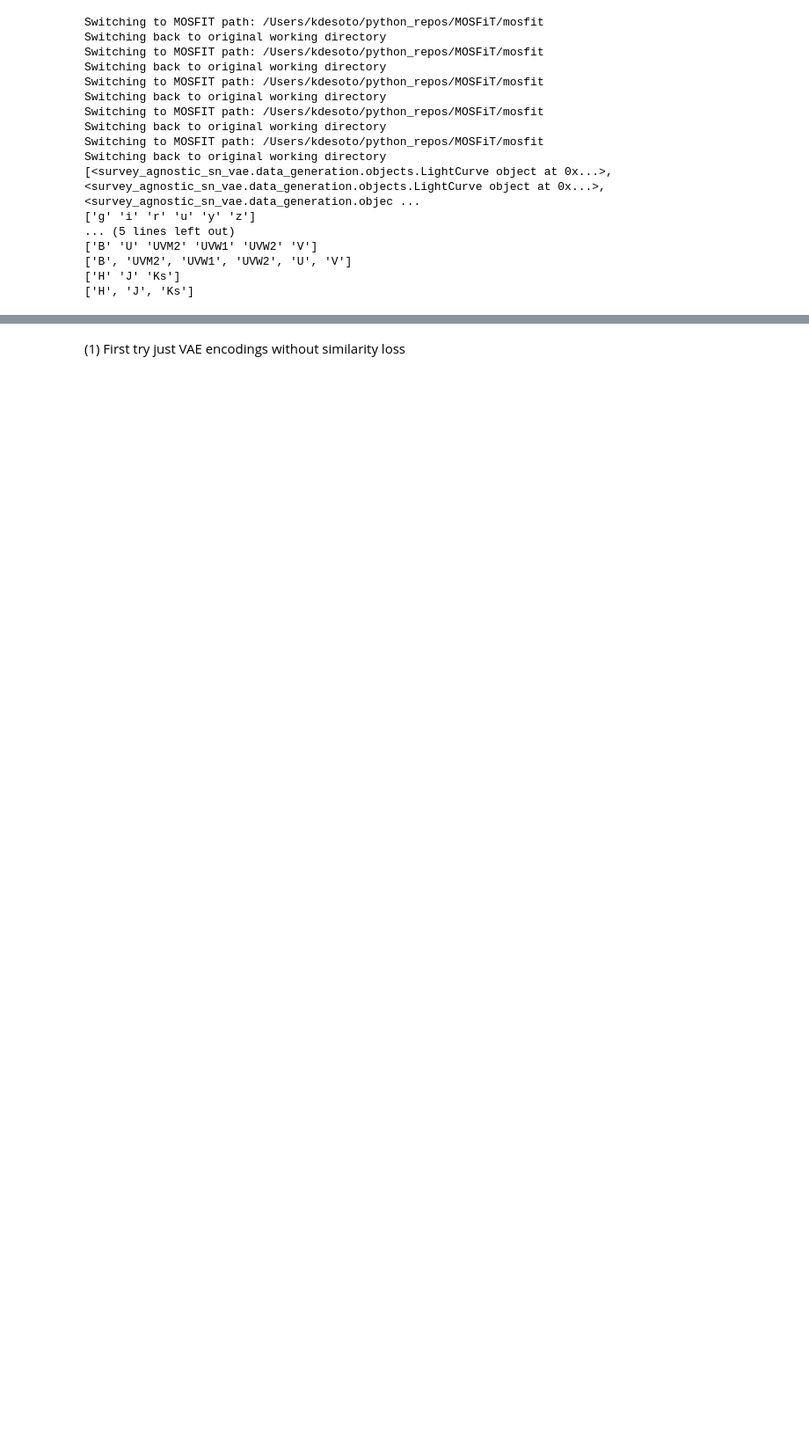
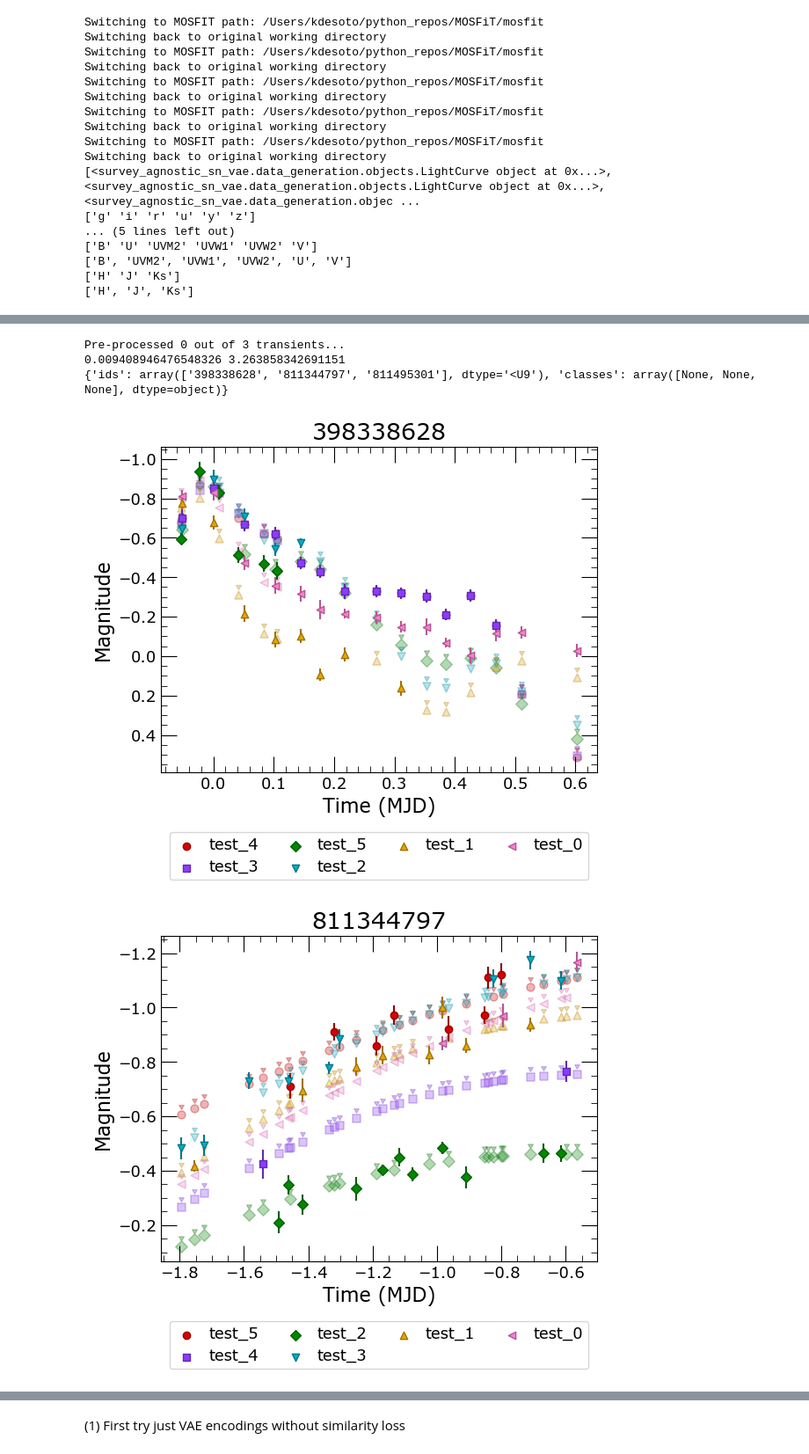
Before and after one commit to kdesoto-astro/survey-agnostic-sn-vae, a Jupyter notebook: data/intro_notebook.ipynb, the cells around one changed output, grey strips where cells are left out. Shown at 88% size. Drawn from its saved outputs; the diff is of its cells as text; code cells hidden in the pictures; blank space fills up the shorter version.

```diff
--- a/data/intro_notebook.ipynb
+++ b/data/intro_notebook.ipynb
@@ -149,0 +296,57 @@ plot_lightcurves(
+# %%
+# now check prep_input function
+import os
+import shutil
+from snapi import Formatter, LightCurve, Photometry, Filter
+import numpy as np
+import matplotlib.pyplot as plt
+from astropy.time import Time
+import astropy.units as u
+from survey_agnostic_sn_vae.preprocessing import prep_input
+
+test_dir = "test_data"
+shutil.rmtree(test_dir)
+os.makedirs(test_dir, exist_ok=True)
+shutil.copyfile("snapi_transients_augmented/398338628_1.hdf5", "test_data/398338628_1.hdf5")
+shutil.copyfile("snapi_transients_augmented/811495301_2.hdf5", "test_data/811495301_2.hdf5")
+shutil.copyfile("snapi_transients_augmented/811344797_2.hdf5", "test_data/811344797_2.hdf5")
+dense_arr, meta_dict = prep_input(test_dir, save=True, outdir='.')
+print(meta_dict)
+
+for j in range(3):
+    nfilts = 6
+    times = dense_arr[j,:,0]
+    dense_mags = dense_arr[j,:,1:1+nfilts]
+    dense_mag_errs = dense_arr[j,:,1+nfilts:1+2*nfilts]
+    interpolated_mask = dense_arr[j,:,1+2*nfilts:1+3*nfilts]
+
+    rec_lcs = set()
+    for i in range(nfilts):
+        recreation = LightCurve(
+            times=Time(times[times < 10.], format='mjd'),
+            mags=-1*dense_mags[times < 10.,i],
+            mag_errs=dense_mag_errs[times < 10.,i],
+            upper_limits=interpolated_mask[times < 10.,i].astype(bool),
+            filt = Filter(
+                instrument="test",
+                band=str(i),
+                center=np.nan * u.AA
+            )
+        )
+        rec_lcs.add(recreation)
+
+    formatter = Formatter()
+
+    fig, ax = plt.subplots()
+    photometry = Photometry(rec_lcs)
+    photometry.plot(ax=ax, formatter=formatter)
+    ax.set_title(meta_dict['ids'][j])
+    formatter.make_plot_pretty(ax)
+    formatter.add_legend(ax)
+plt.show()
+# %% [output]
+Pre-processed 0 out of 3 transients...
+0.009408946476548326 3.263858342691151
+{'ids': array(['398338628', '811344797', '811495301'], dtype='<U9'), 'classes': array([None, None, None], dtype=object)}
+[figure, added]
+[figure, added]
```
Also changed, not shown: parts of 37 cells of this notebook, 32 other files.
